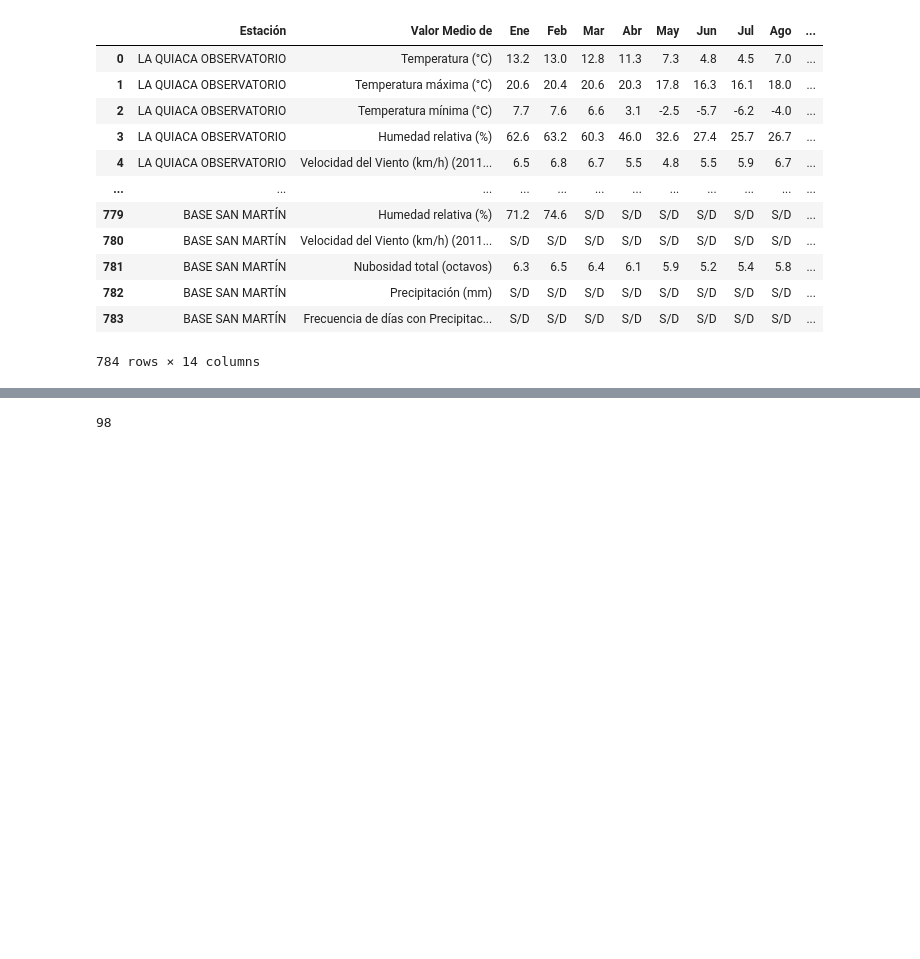
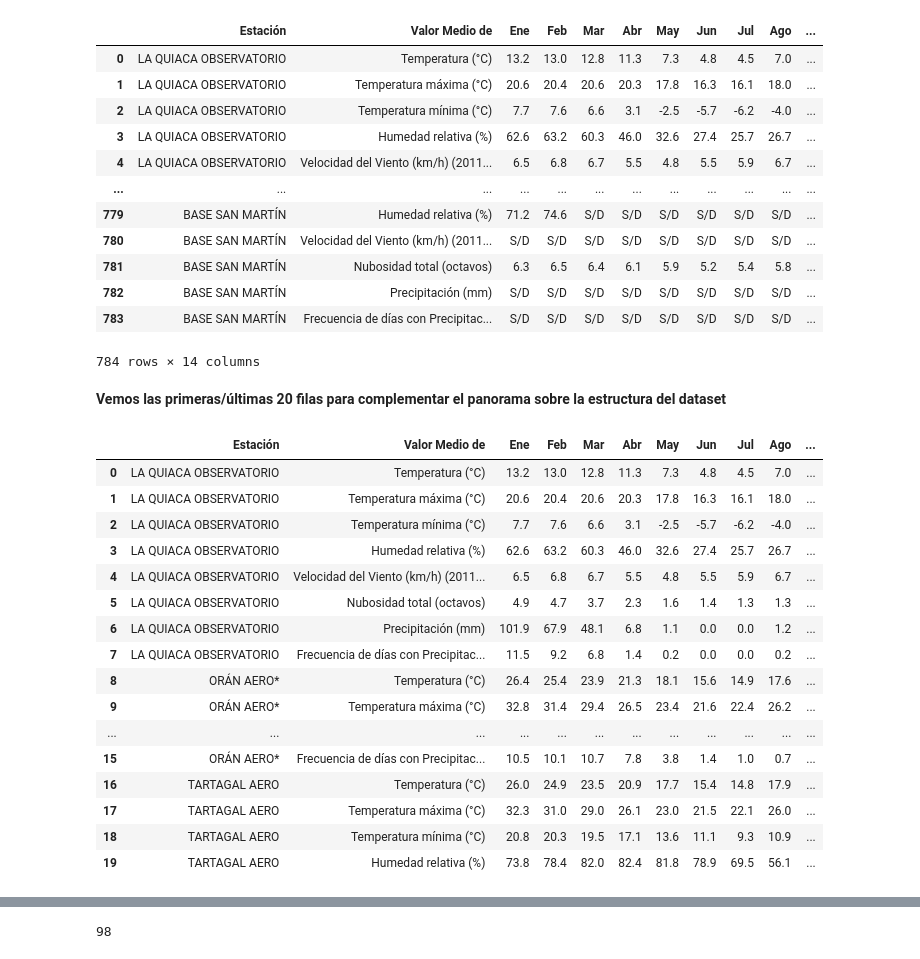
Before and after one commit to jFet1/AdD-TP, a Jupyter notebook: Trabajo_final_leandro.ipynb, the cells around one changed output, grey strips where cells are left out. Cells and saved outputs as stored; diff of their text form; code cells hidden in the pictures; blank space fills up the shorter version.

```diff
--- a/Trabajo_final_leandro.ipynb
+++ b/Trabajo_final_leandro.ipynb
@@ -44,0 +51,22 @@ df30
+# %% [markdown]
+**Vemos las primeras/últimas 20 filas para complementar el panorama sobre la estructura del dataset**
+# %%
+df30.head(20)
+# %% [output]
+|  | Estación | Valor Medio de | Ene | Feb | Mar | Abr | May | Jun | Jul | Ago | ... |
+| 0 | LA QUIACA OBSERVATORIO | Temperatura (°C) | 13.2 | 13.0 | 12.8 | 11.3 | 7.3 | 4.8 | 4.5 | 7.0 | ... |
+| 1 | LA QUIACA OBSERVATORIO | Temperatura máxima (°C) | 20.6 | 20.4 | 20.6 | 20.3 | 17.8 | 16.3 | 16.1 | 18.0 | ... |
+| 2 | LA QUIACA OBSERVATORIO | Temperatura mínima (°C) | 7.7 | 7.6 | 6.6 | 3.1 | -2.5 | -5.7 | -6.2 | -4.0 | ... |
+| 3 | LA QUIACA OBSERVATORIO | Humedad relativa (%) | 62.6 | 63.2 | 60.3 | 46.0 | 32.6 | 27.4 | 25.7 | 26.7 | ... |
+| 4 | LA QUIACA OBSERVATORIO | Velocidad del Viento (km/h) (2011... | 6.5 | 6.8 | 6.7 | 5.5 | 4.8 | 5.5 | 5.9 | 6.7 | ... |
+| 5 | LA QUIACA OBSERVATORIO | Nubosidad total (octavos) | 4.9 | 4.7 | 3.7 | 2.3 | 1.6 | 1.4 | 1.3 | 1.3 | ... |
+| 6 | LA QUIACA OBSERVATORIO | Precipitación (mm) | 101.9 | 67.9 | 48.1 | 6.8 | 1.1 | 0.0 | 0.0 | 1.2 | ... |
+| 7 | LA QUIACA OBSERVATORIO | Frecuencia de días con Precipitac... | 11.5 | 9.2 | 6.8 | 1.4 | 0.2 | 0.0 | 0.0 | 0.2 | ... |
+| 8 | ORÁN AERO* | Temperatura (°C) | 26.4 | 25.4 | 23.9 | 21.3 | 18.1 | 15.6 | 14.9 | 17.6 | ... |
+| 9 | ORÁN AERO* | Temperatura máxima (°C) | 32.8 | 31.4 | 29.4 | 26.5 | 23.4 | 21.6 | 22.4 | 26.2 | ... |
+| ... | ... | ... | ... | ... | ... | ... | ... | ... | ... | ... | ... |
+| 15 | ORÁN AERO* | Frecuencia de días con Precipitac... | 10.5 | 10.1 | 10.7 | 7.8 | 3.8 | 1.4 | 1.0 | 0.7 | ... |
+| 16 | TARTAGAL AERO | Temperatura (°C) | 26.0 | 24.9 | 23.5 | 20.9 | 17.7 | 15.4 | 14.8 | 17.9 | ... |
+| 17 | TARTAGAL AERO | Temperatura máxima (°C) | 32.3 | 31.0 | 29.0 | 26.1 | 23.0 | 21.5 | 22.1 | 26.0 | ... |
+| 18 | TARTAGAL AERO | Temperatura mínima (°C) | 20.8 | 20.3 | 19.5 | 17.1 | 13.6 | 11.1 | 9.3 | 10.9 | ... |
+| 19 | TARTAGAL AERO | Humedad relativa (%) | 73.8 | 78.4 | 82.0 | 82.4 | 81.8 | 78.9 | 69.5 | 56.1 | ... |
```
Also changed, not shown: parts of 47 cells of this notebook.
